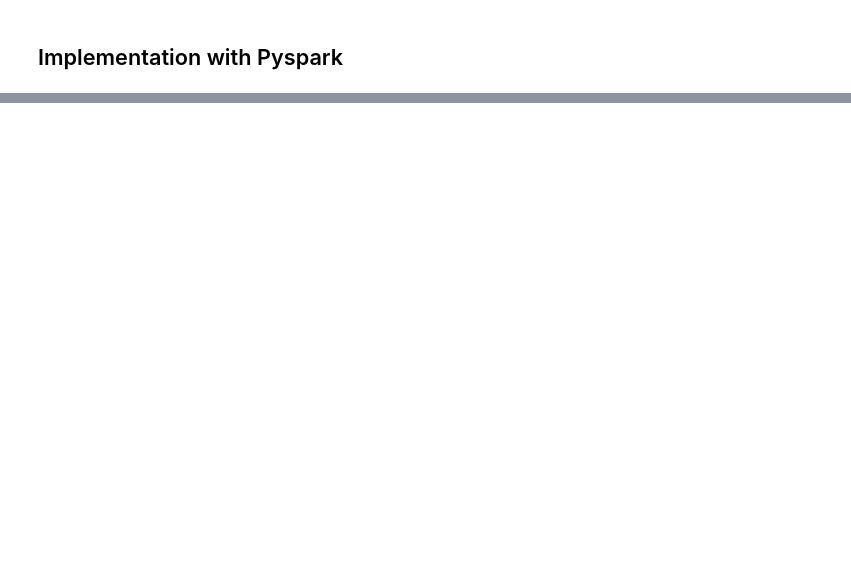
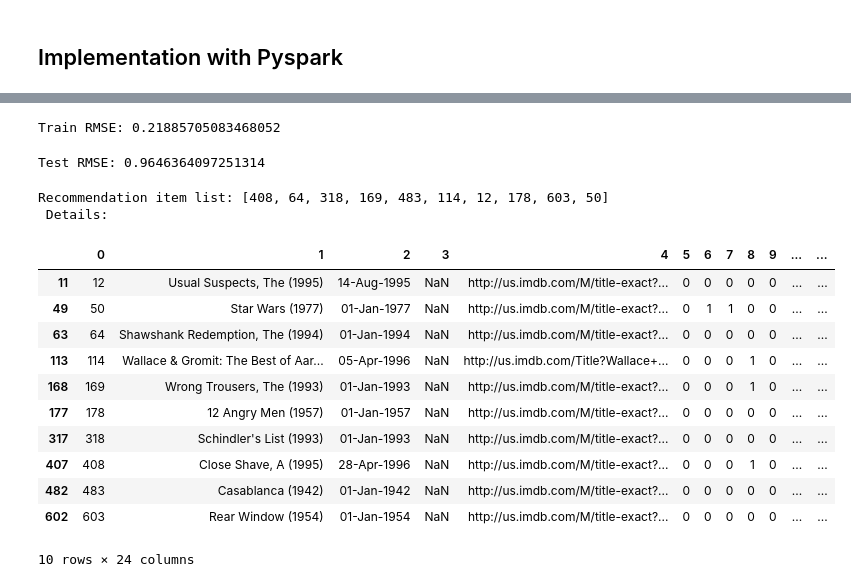
Before and after one commit to nguyenbh1507/Example_notebooks, a Jupyter notebook: MF-movielens-100k.ipynb, the cells around one changed output, grey strips where cells are left out. Saved outputs shown, nothing was run; the diff lists cells and outputs as text; code cells hidden in the pictures; blank space fills up the shorter version.

```diff
--- a/MF-movielens-100k.ipynb
+++ b/MF-movielens-100k.ipynb
@@ -128,0 +443,2 @@ itemDf
+# %%
+mf_model.train()
@@ -128,0 +451,75 @@ itemDf
+# %%
+# RMSE on train data
+
+pred_ratings = mf_model.full_matrix()
+
+is_rate = train_ratings.pivot_table(
+                                  values='rating',
+                                  index='userid',
+                                  columns='movieid',
+                                  fill_value=0)\
+                             .values
+is_rate = (is_rate > 0).astype('int')
+
+mse = mean_squared_error(y_true=rating_matrix*is_rate, y_pred=pred_ratings*is_rate)
+print("Train RMSE:", math.sqrt(mse))
+# %% [output]
+Train RMSE: 0.21885705083468052
+# %%
+# RMSE on test data
+test_ratings = pd.read_csv('../movielens/ml-100k/ua.test',
+                           sep='\t',
+                           names=['userid', 'movieid', 'rating', 'timestamp'])\
+                           .drop(columns=['timestamp'])
+true_rate = []
+pred_rate = []
+
+train_userid = sorted(train_ratings.userid.unique())
+train_movieid = sorted(train_ratings.movieid.unique())
+
+
+for index, row in test_ratings.iterrows():
+    user = row['userid']
+    movie = row['movieid']
+    rating = row['rating']
+
+    if user in train_userid and movie in train_movieid:
+        true_rate.append(rating)
+
+        pred = mf_model.get_rating(i=train_userid.index(user),
+                                   j=train_movieid.index(movie))
+        pred_rate.append(pred)
+
+mse = mean_squared_error(y_true=true_rate, y_pred=pred_rate)
+print("Test RMSE:", math.sqrt(mse))
+# %% [output]
+Test RMSE: 0.9646364097251314
+# %%
+# Get recomendation
+
+userid = 3
+rec_num = 10
+
+pred_u = np.array([mf_model.get_rating(i=userid-1, j=train_movieid.index(movie)) for movie in train_movieid])
+
+rec_index = np.argsort(-pred_u)[:rec_num]
+rec_list = [train_movieid[idd] for idd in rec_index]
+
+print('Recommendation item list:', rec_list, '\n Details:')
+itemDf[itemDf[0].isin(rec_list)]
+# 50, 172, 313, 168, 432, 408, 67, 56, 575, 285
+# %% [output]
+Recommendation item list: [408, 64, 318, 169, 483, 114, 12, 178, 603, 50]
+ Details:
+|  | 0 | 1 | 2 | 3 | 4 | 5 | 6 | 7 | 8 | 9 | ... | ... |
+| 11 | 12 | Usual Suspects, The (1995) | 14-Aug-1995 | NaN | http://us.imdb.com/M/title-exact?... | 0 | 0 | 0 | 0 | 0 | ... | ... |
+| 49 | 50 | Star Wars (1977) | 01-Jan-1977 | NaN | http://us.imdb.com/M/title-exact?... | 0 | 1 | 1 | 0 | 0 | ... | ... |
+| 63 | 64 | Shawshank Redemption, The (1994) | 01-Jan-1994 | NaN | http://us.imdb.com/M/title-exact?... | 0 | 0 | 0 | 0 | 0 | ... | ... |
+| 113 | 114 | Wallace & Gromit: The Best of Aar... | 05-Apr-1996 | NaN | http://us.imdb.com/Title?Wallace+... | 0 | 0 | 0 | 1 | 0 | ... | ... |
+| 168 | 169 | Wrong Trousers, The (1993) | 01-Jan-1993 | NaN | http://us.imdb.com/M/title-exact?... | 0 | 0 | 0 | 1 | 0 | ... | ... |
+| 177 | 178 | 12 Angry Men (1957) | 01-Jan-1957 | NaN | http://us.imdb.com/M/title-exact?... | 0 | 0 | 0 | 0 | 0 | ... | ... |
+| 317 | 318 | Schindler's List (1993) | 01-Jan-1993 | NaN | http://us.imdb.com/M/title-exact?... | 0 | 0 | 0 | 0 | 0 | ... | ... |
+| 407 | 408 | Close Shave, A (1995) | 28-Apr-1996 | NaN | http://us.imdb.com/M/title-exact?... | 0 | 0 | 0 | 1 | 0 | ... | ... |
+| 482 | 483 | Casablanca (1942) | 01-Jan-1942 | NaN | http://us.imdb.com/M/title-exact?... | 0 | 0 | 0 | 0 | 0 | ... | ... |
+| 602 | 603 | Rear Window (1954) | 01-Jan-1954 | NaN | http://us.imdb.com/M/title-exact?... | 0 | 0 | 0 | 0 | 0 | ... | ... |
+10 rows × 24 columns
```
Also changed, not shown: parts of 19 cells of this notebook.
